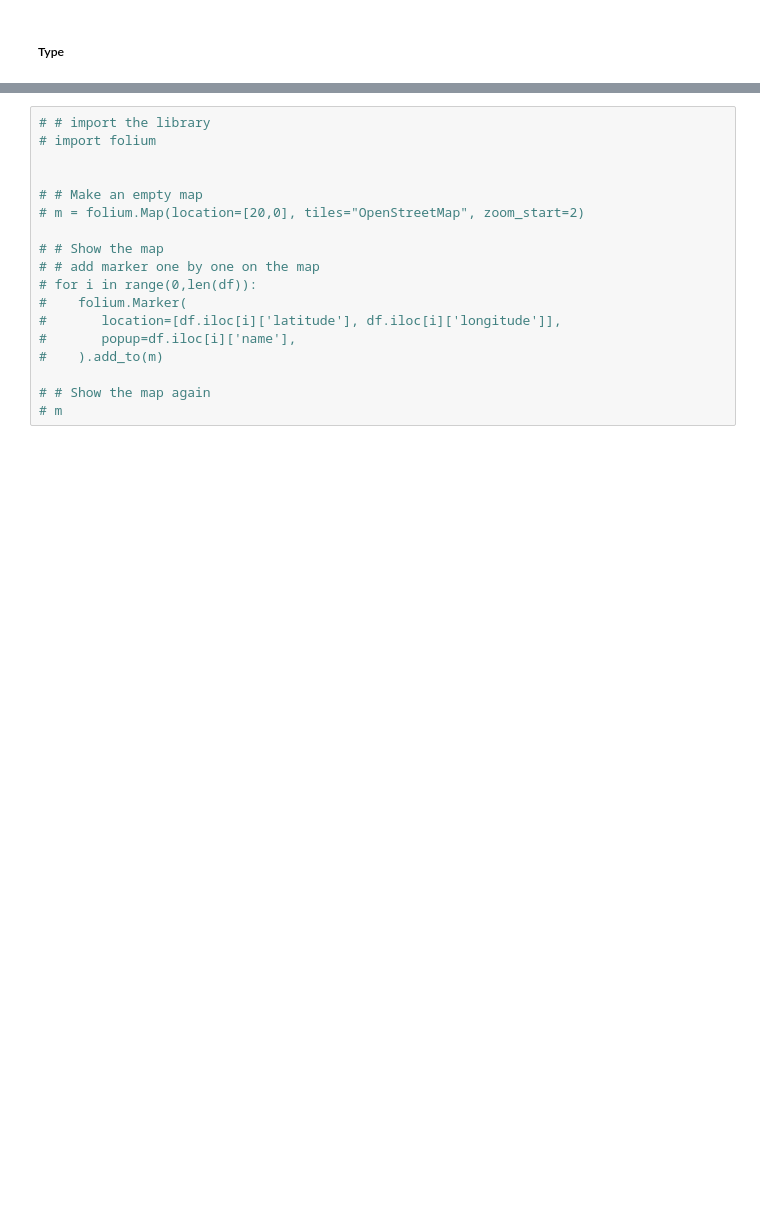
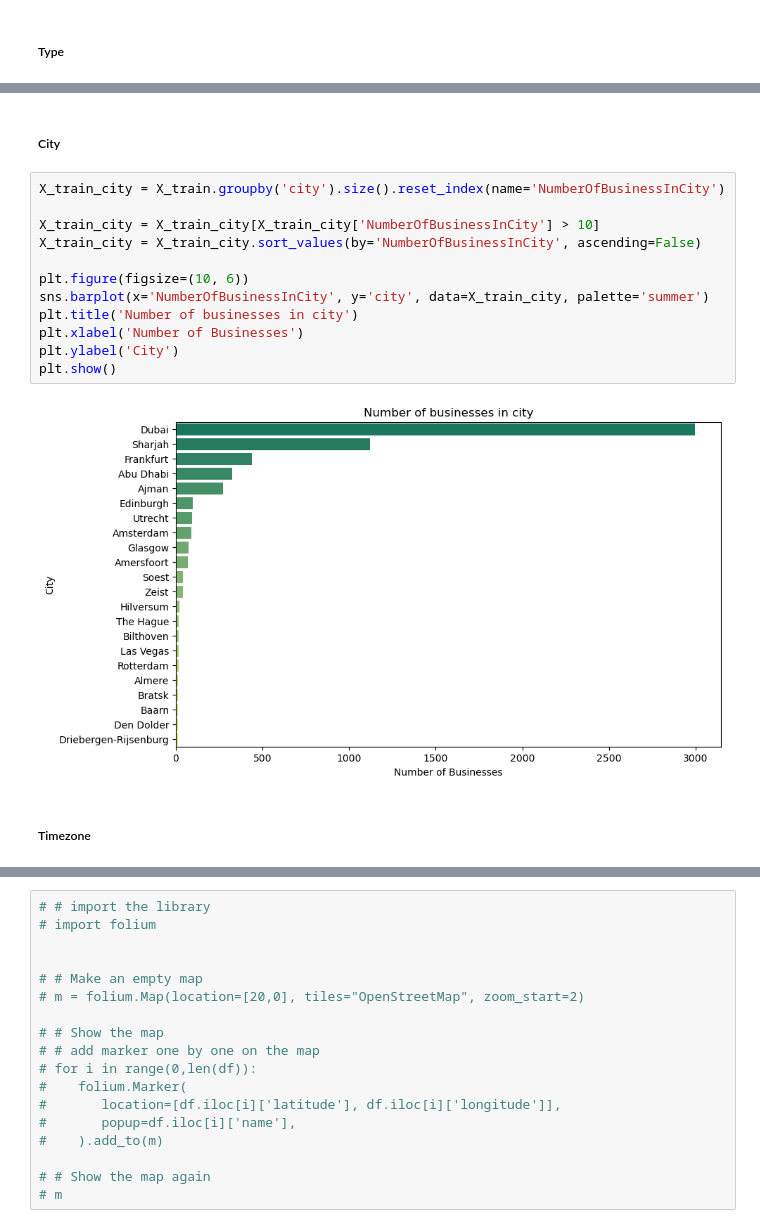
Before and after one commit to kwiatkowskaa/Location_Intelligence_Data_Clustering, a Jupyter notebook: EDA.ipynb, the cells around one changed output, grey strips where cells are left out. Saved outputs shown, nothing was run; the diff lists cells and outputs as text; blank space fills up the shorter version.

```diff
--- a/EDA.ipynb
+++ b/EDA.ipynb
@@ -478,0 +506,18 @@ print(X_train_types_count.to_string(index=False))
+# %% [markdown]
+##### City
+# %%
+X_train_city = X_train.groupby('city').size().reset_index(name='NumberOfBusinessInCity')
+
+X_train_city = X_train_city[X_train_city['NumberOfBusinessInCity'] > 10]
+X_train_city = X_train_city.sort_values(by='NumberOfBusinessInCity', ascending=False)
+
+plt.figure(figsize=(10, 6))
+sns.barplot(x='NumberOfBusinessInCity', y='city', data=X_train_city, palette='summer')
+plt.title('Number of businesses in city')
+plt.xlabel('Number of Businesses')
+plt.ylabel('City')
+plt.show()
+# %% [output]
+[figure, added]
+# %% [markdown]
+##### Timezone
```
Also changed, not shown: parts of 13 cells of this notebook.
